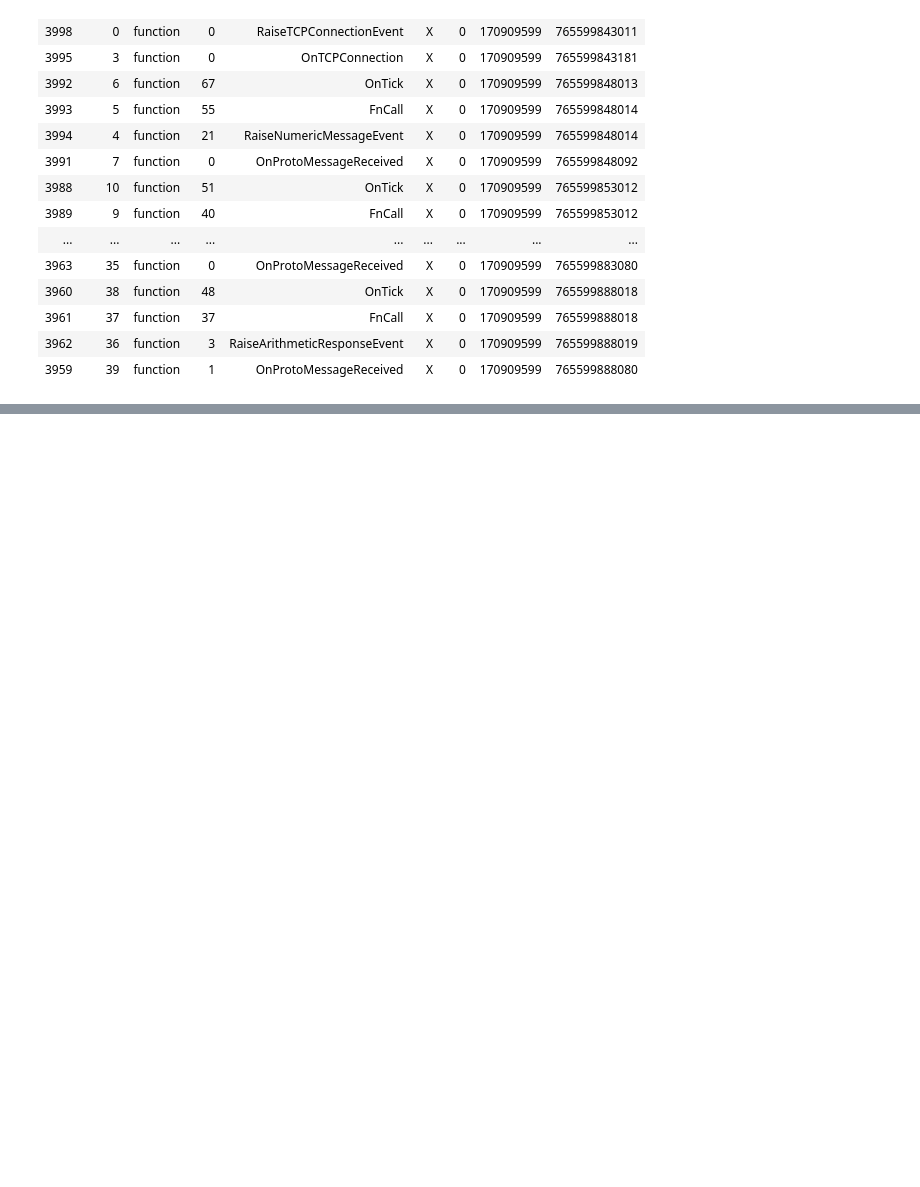
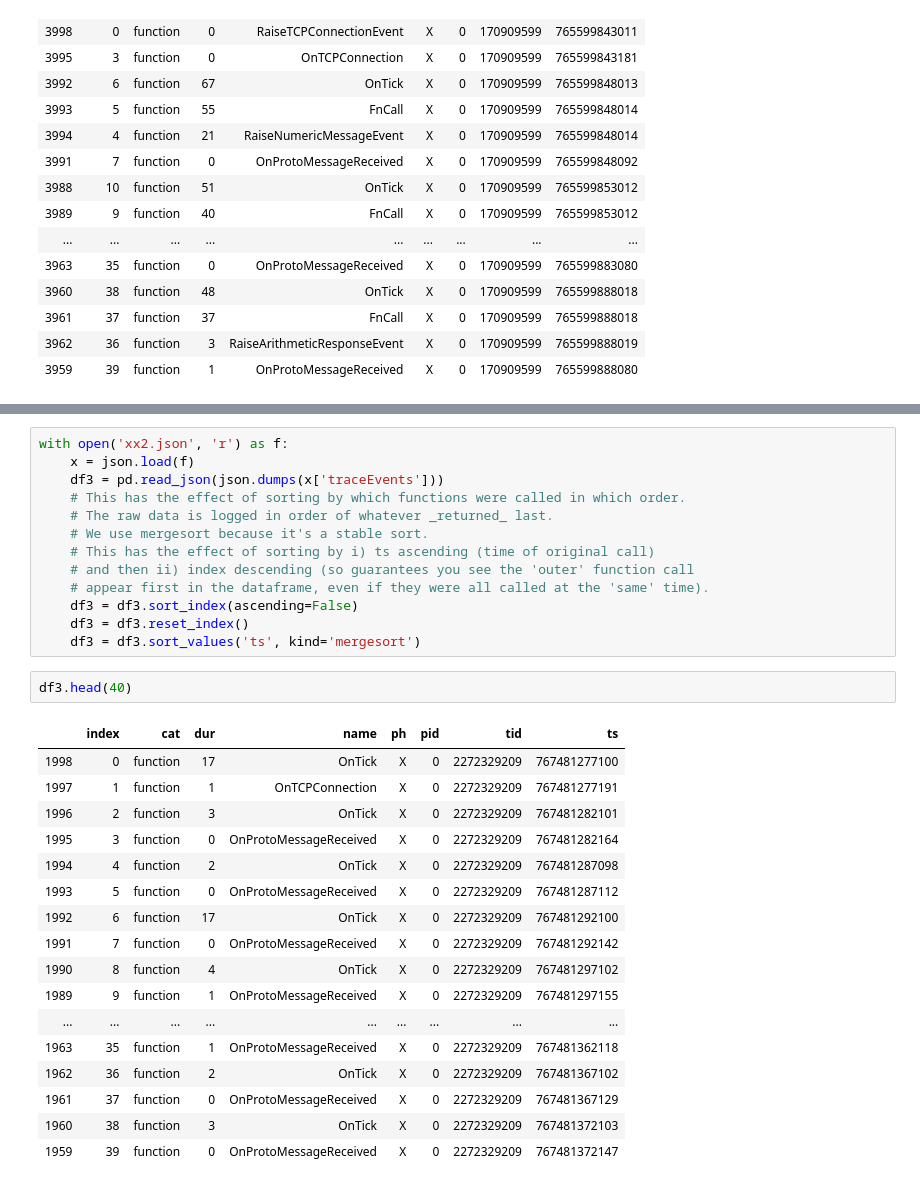
Before and after one commit to nickmab/EventCore, a Jupyter notebook: analysis/event_profiling/profile_stats.ipynb, the cells around one changed output, grey strips where cells are left out. Cells and saved outputs as stored; diff of their text form; blank space fills up the shorter version.

```diff
--- a/analysis/event_profiling/profile_stats.ipynb
+++ b/analysis/event_profiling/profile_stats.ipynb
@@ -37,0 +95,33 @@ df.head(40)
+# %%
+with open('xx2.json', 'r') as f:
+    x = json.load(f)
+    df3 = pd.read_json(json.dumps(x['traceEvents']))
+    # This has the effect of sorting by which functions were called in which order.
+    # The raw data is logged in order of whatever _returned_ last.
+    # We use mergesort because it's a stable sort.
+    # This has the effect of sorting by i) ts ascending (time of original call)
+    # and then ii) index descending (so guarantees you see the 'outer' function call
+    # appear first in the dataframe, even if they were all called at the 'same' time).
+    df3 = df3.sort_index(ascending=False)
+    df3 = df3.reset_index()
+    df3 = df3.sort_values('ts', kind='mergesort')
+# %%
+df3.head(40)
+# %% [output]
+|  | index | cat | dur | name | ph | pid | tid | ts |
+| 1998 | 0 | function | 17 | OnTick | X | 0 | 2272329209 | 767481277100 |
+| 1997 | 1 | function | 1 | OnTCPConnection | X | 0 | 2272329209 | 767481277191 |
+| 1996 | 2 | function | 3 | OnTick | X | 0 | 2272329209 | 767481282101 |
+| 1995 | 3 | function | 0 | OnProtoMessageReceived | X | 0 | 2272329209 | 767481282164 |
+| 1994 | 4 | function | 2 | OnTick | X | 0 | 2272329209 | 767481287098 |
+| 1993 | 5 | function | 0 | OnProtoMessageReceived | X | 0 | 2272329209 | 767481287112 |
+| 1992 | 6 | function | 17 | OnTick | X | 0 | 2272329209 | 767481292100 |
+| 1991 | 7 | function | 0 | OnProtoMessageReceived | X | 0 | 2272329209 | 767481292142 |
+| 1990 | 8 | function | 4 | OnTick | X | 0 | 2272329209 | 767481297102 |
+| 1989 | 9 | function | 1 | OnProtoMessageReceived | X | 0 | 2272329209 | 767481297155 |
+| ... | ... | ... | ... | ... | ... | ... | ... | ... |
+| 1963 | 35 | function | 1 | OnProtoMessageReceived | X | 0 | 2272329209 | 767481362118 |
+| 1962 | 36 | function | 2 | OnTick | X | 0 | 2272329209 | 767481367102 |
+| 1961 | 37 | function | 0 | OnProtoMessageReceived | X | 0 | 2272329209 | 767481367129 |
+| 1960 | 38 | function | 3 | OnTick | X | 0 | 2272329209 | 767481372103 |
+| 1959 | 39 | function | 0 | OnProtoMessageReceived | X | 0 | 2272329209 | 767481372147 |
```
Also changed, not shown: parts of 6 cells of this notebook, 3 other files.
